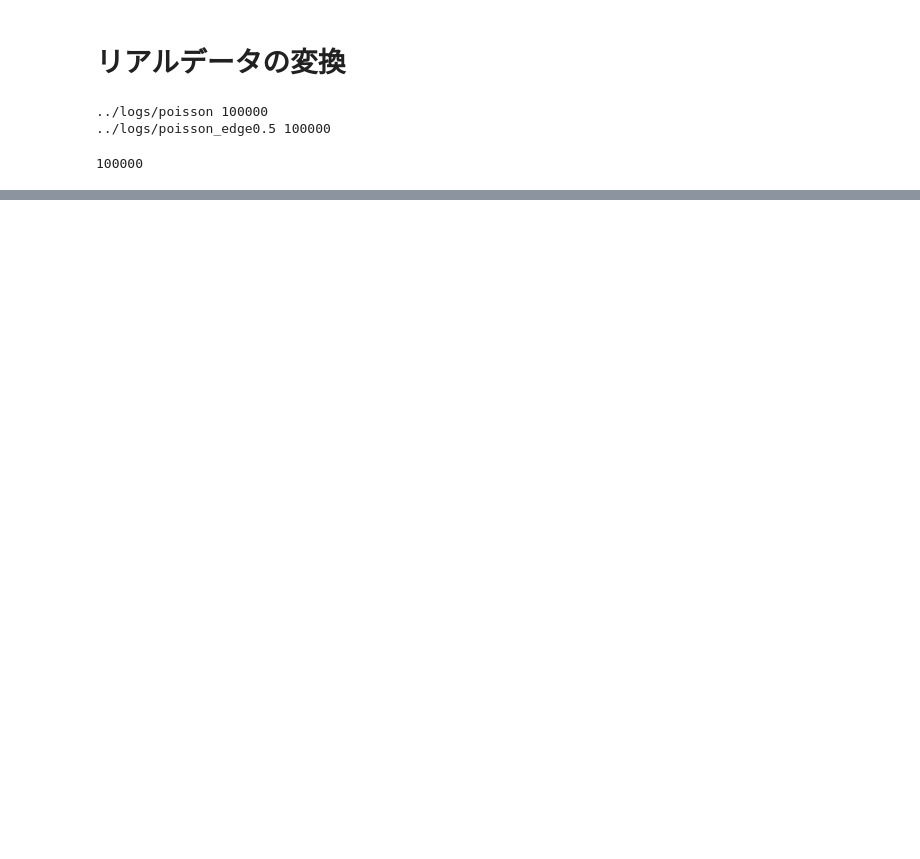
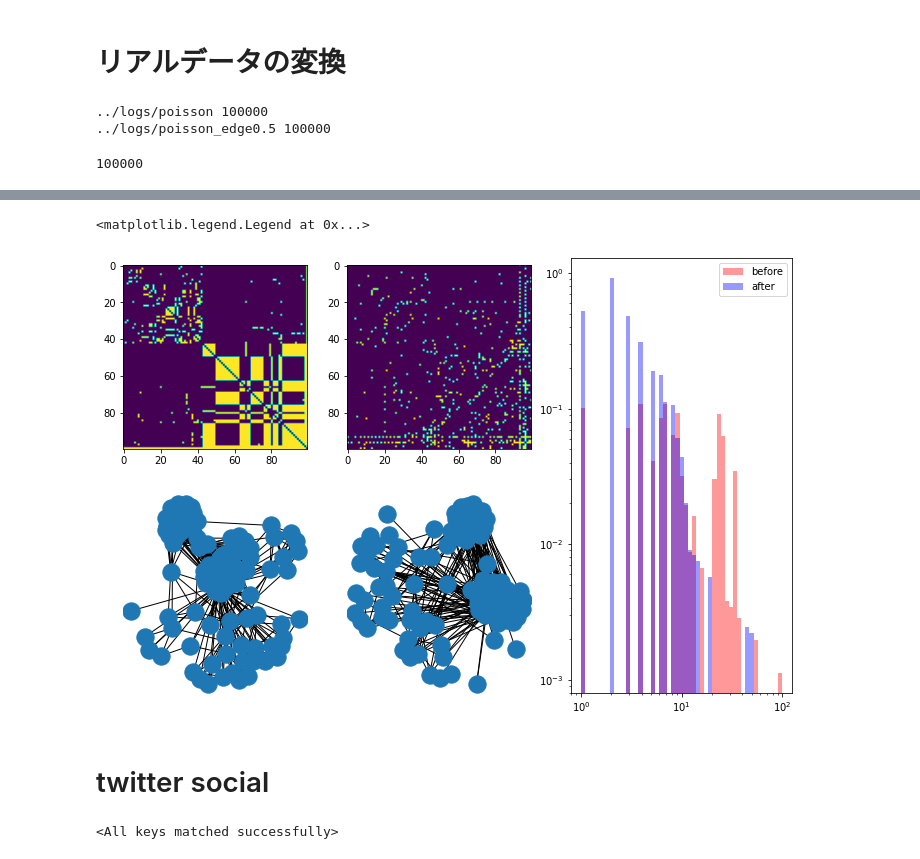
Before and after one commit to HayatoTanoue/graph_translator, a Jupyter notebook: notebooks/real_net_test.ipynb, the cells around one changed output, grey strips where cells are left out. Drawn from its saved outputs; the diff is of its cells as text; code cells hidden in the pictures; blank space fills up the shorter version.

Commit message:
tranlate social data

```diff
--- a/notebooks/real_net_test.ipynb
+++ b/notebooks/real_net_test.ipynb
@@ -117,16 +73,0 @@ axes_4 = figure.add_subplot(gs_4[:, :])
-# %%
-# 画像全体のサイズを指定（縦, 横）。
-figure = plt.figure(figsize=(10, 8))
-# 全体のGridSpec。必要なプロットの行数と列数、各行のサイズの比率を指定します。
-# 今回はプロットの行の数が3、列の数が2で、各行の比率は同じ（[1, 1, 1]）とします。
-# もし最後のプロット4だけ縦に大きくしたいといった場合には、[1, 1, 2]などと指定すると
-# プロット4が2倍の高さになります。
-gs_master = GridSpec(nrows=2, ncols=3, height_ratios=[1, 1], width_ratios=[1,1,2])
-
-for r in range(2):
-    for c in range(2):
-        gs = GridSpecFromSubplotSpec(nrows=1, ncols=1, subplot_spec=gs_master[r, c])
-        axes = figure.add_subplot(gs[0, 0])
-
-gs_2 = GridSpecFromSubplotSpec(nrows=2, ncols=1, subplot_spec=gs_master[0:2, 2])
-axes_2 = figure.add_subplot(gs_2[:, :])
@@ -170,0 +74,46 @@ def change_plot(G):
+# %%
+figure = plt.figure(figsize=(12, 8))
+gs_master = GridSpec(nrows=2, ncols=3, height_ratios=[1, 1], width_ratios=[1,1,1.2])
+axes=[]
+for r in range(2):
+    for c in range(2):
+        gs = GridSpecFromSubplotSpec(nrows=1, ncols=1, subplot_spec=gs_master[r, c])
+        axes.append(figure.add_subplot(gs[0, 0]))
+
+gs_2 = GridSpecFromSubplotSpec(nrows=2, ncols=1, subplot_spec=gs_master[0:2, 2])
+axes_2 = figure.add_subplot(gs_2[:, :])
+
+
+G = nx.read_adjlist(paths[0])
+mapping = {n:i for i,n in enumerate(list(G.nodes()))}
+G = nx.relabel_nodes(G, mapping) # relabel
+
+img = network_to_image(G, sort=True)
+
+# 変換
+fake_tensor = transform(img, model, 0, device)
+fake_A = thres_tensor(fake_tensor[0], 1.)
+fake_G = nx.from_numpy_array(fake_A[0])
+
+# node mapping
+degs = dict(G.degree())
+sort_degs = sorted(degs.items(), key=lambda x: x[1])
+sort_nodes = [node[0] for node in sort_degs]
+fake_pos = {i:pos[num] for i,num in enumerate(sort_nodes)}
+
+# 隣接行列
+axes[0].imshow(img)
+axes[1].imshow(nx.to_numpy_array(fake_G))
+# グラフ
+pos = nx.spring_layout(G, .1)
+nx.draw(G, pos=pos, ax=axes[2])
+nx.draw(fake_G, pos=fake_pos, ax=axes[3])
+# hist
+degree_hist(G, ax=axes_2, color='r', alpha=.4,log=True,label="before")
+degree_hist(fake_G, ax=axes_2, color='b', alpha=.4,log=True, label="after")
+axes_2.legend()
+# %% [output]
+<matplotlib.legend.Legend at 0x...>
+[figure, added]
+# %% [markdown]
+# twitter social
@@ -170,0 +166,10 @@ def change_plot(G):
+# %%
+# set Generator
+device = torch.device('cuda' if torch.cuda.is_available() else 'cpu')
+
+epoch = 100000
+model = Generator(g_conv_dim, c_dim, g_repeat_num).to(device)
+model_path = f"../logs/poisson/model/{epoch}-G.ckpt"
+model.load_state_dict(torch.load(model_path))
+# %% [output]
+<All keys matched successfully>
```
Also changed, not shown: parts of 18 cells of this notebook, 1 other file.
